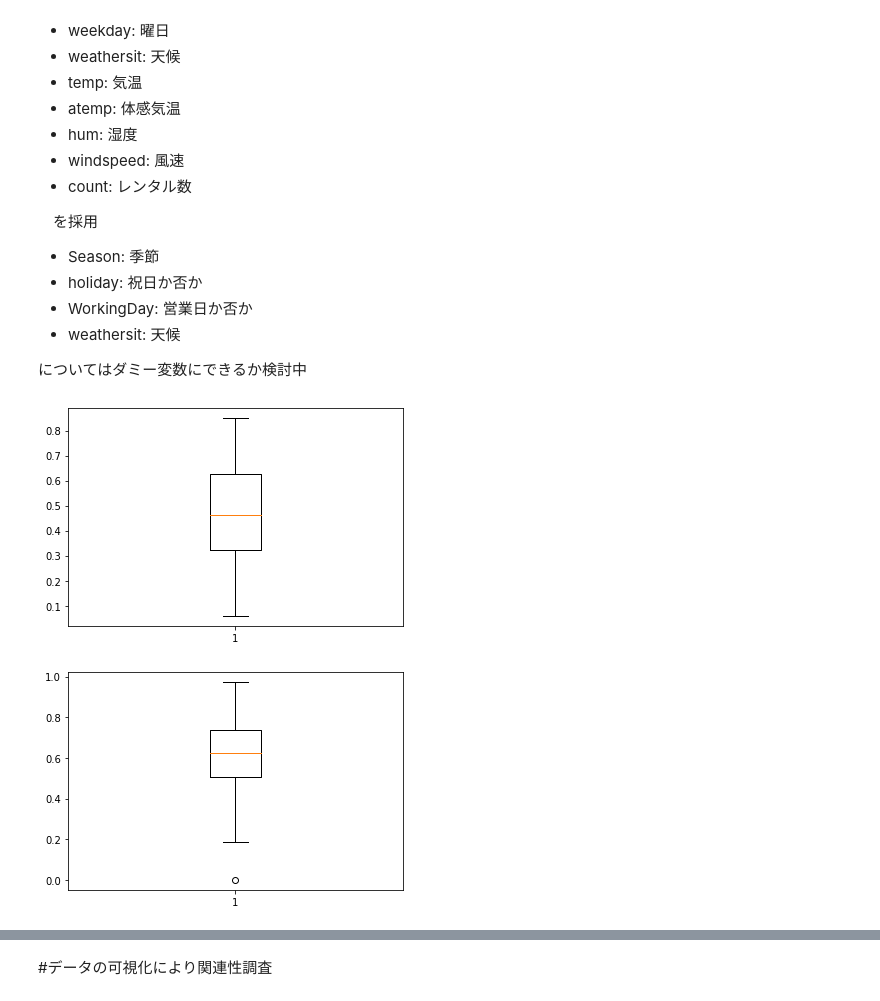
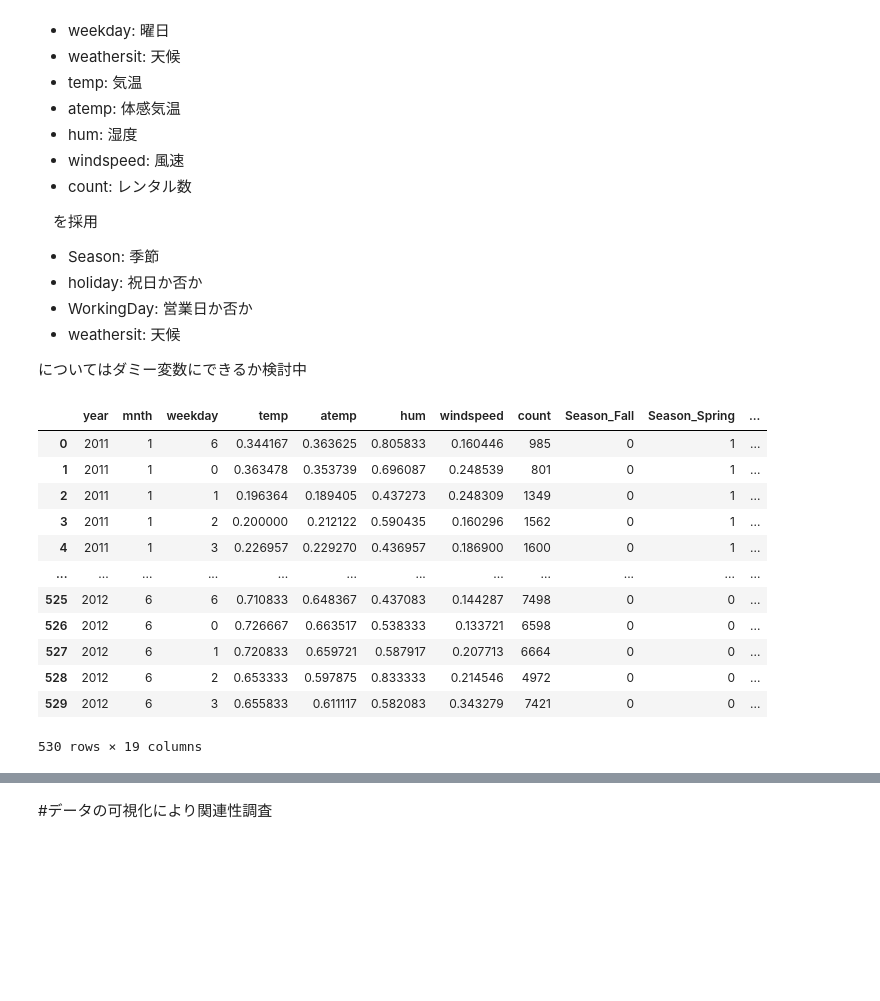
Before and after one commit to kaigitt/GoogleColab, a Jupyter notebook: 【砂川快斗】教師あり学習の演習_editor_ipynb_のコピー.ipynb, the cells around one changed output, grey strips where cells are left out. Cells and saved outputs as stored; diff of their text form; code cells hidden in the pictures; blank space fills up the shorter version.

```diff
--- a/【砂川快斗】教師あり学習の演習_editor_ipynb_のコピー.ipynb
+++ b/【砂川快斗】教師あり学習の演習_editor_ipynb_のコピー.ipynb
@@ -178,6 +165,20 @@ df_cycle.describe().round(3)
 
 についてはダミー変数にできるか検討中
 # %%
-#数値データのみ維持
-df_cycle_except_object = df_cycle[['year', 'mnth', 'weekday', 'temp', 'atemp', 'hum', 'windspeed', 'count']].copy()
+#ダミー変数化
+df_cycle_except_object = pd.get_dummies(df_cycle[['year', 'mnth', 'weekday', 'temp', 'atemp', 'hum', 'windspeed', 'count', 'Season', 'holiday', 'WorkingDay', 'weathersit']])
 df_cycle_except_object
+# %% [output]
+|  | year | mnth | weekday | temp | atemp | hum | windspeed | count | Season_Fall | Season_Spring | ... |
+| 0 | 2011 | 1 | 6 | 0.344167 | 0.363625 | 0.805833 | 0.160446 | 985 | 0 | 1 | ... |
+| 1 | 2011 | 1 | 0 | 0.363478 | 0.353739 | 0.696087 | 0.248539 | 801 | 0 | 1 | ... |
+| 2 | 2011 | 1 | 1 | 0.196364 | 0.189405 | 0.437273 | 0.248309 | 1349 | 0 | 1 | ... |
+| 3 | 2011 | 1 | 2 | 0.200000 | 0.212122 | 0.590435 | 0.160296 | 1562 | 0 | 1 | ... |
+| 4 | 2011 | 1 | 3 | 0.226957 | 0.229270 | 0.436957 | 0.186900 | 1600 | 0 | 1 | ... |
+| ... | ... | ... | ... | ... | ... | ... | ... | ... | ... | ... | ... |
+| 525 | 2012 | 6 | 6 | 0.710833 | 0.648367 | 0.437083 | 0.144287 | 7498 | 0 | 0 | ... |
+| 526 | 2012 | 6 | 0 | 0.726667 | 0.663517 | 0.538333 | 0.133721 | 6598 | 0 | 0 | ... |
+| 527 | 2012 | 6 | 1 | 0.720833 | 0.659721 | 0.587917 | 0.207713 | 6664 | 0 | 0 | ... |
+| 528 | 2012 | 6 | 2 | 0.653333 | 0.597875 | 0.833333 | 0.214546 | 4972 | 0 | 0 | ... |
+| 529 | 2012 | 6 | 3 | 0.655833 | 0.611117 | 0.582083 | 0.343279 | 7421 | 0 | 0 | ... |
+530 rows × 19 columns
@@ -187,13 +184,0 @@ df_cycle_except_object.isna().sum()
-# %%
-#外れ値確認 'temp', 'atemp', 'hum', 'windspeed', 'count'
-plt.figure()
-plt.boxplot(df_cycle_except_object['temp'])
-plt.show()
-# %% [output]
-[figure, removed]
-# %%
-plt.figure()
-plt.boxplot(df_cycle_except_object['hum'])
-plt.show()
-# %% [output]
-[figure, removed]
```
Also changed, not shown: parts of 17 cells of this notebook.
